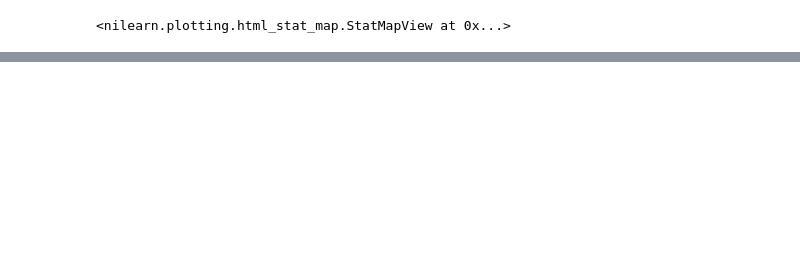
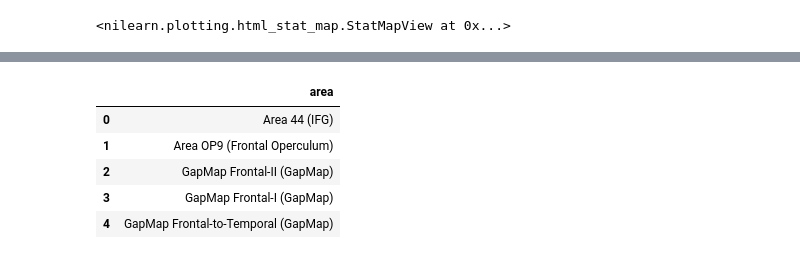
Before and after one commit to gzanitti/NeuroLang, a Jupyter notebook: examples/Network example.ipynb, the cells around one changed output, grey strips where cells are left out. Drawn from its saved outputs; the diff is of its cells as text; code cells hidden in the pictures; blank space fills up the shorter version.

```diff
--- a/examples/Network example.ipynb
+++ b/examples/Network example.ipynb
@@ -715,3 +698,12 @@ with nl.scope as e:
+# %%
+pd.DataFrame(res['local_names'].as_pandas_dataframe().name.unique(), columns=['area'])
+# %% [output]
+|  | area |
+| 0 | Area 44 (IFG) |
+| 1 | Area OP9 (Frontal Operculum) |
+| 2 | GapMap Frontal-II (GapMap) |
+| 3 | GapMap Frontal-I (GapMap) |
+| 4 | GapMap Frontal-to-Temporal (GapMap) |
 # %%
 c_local = res['result_local']._container.copy()
 c_local.rename({0:'t', 1:'PROB'}, inplace=True, axis=1)
```
Also changed, not shown: parts of 20 cells of this notebook, 1 other file.
